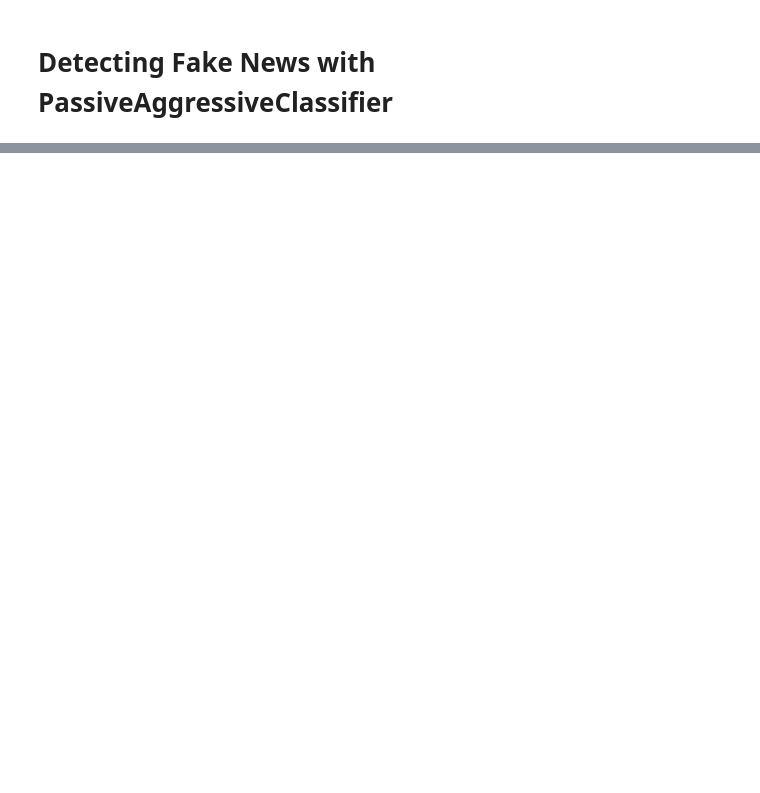
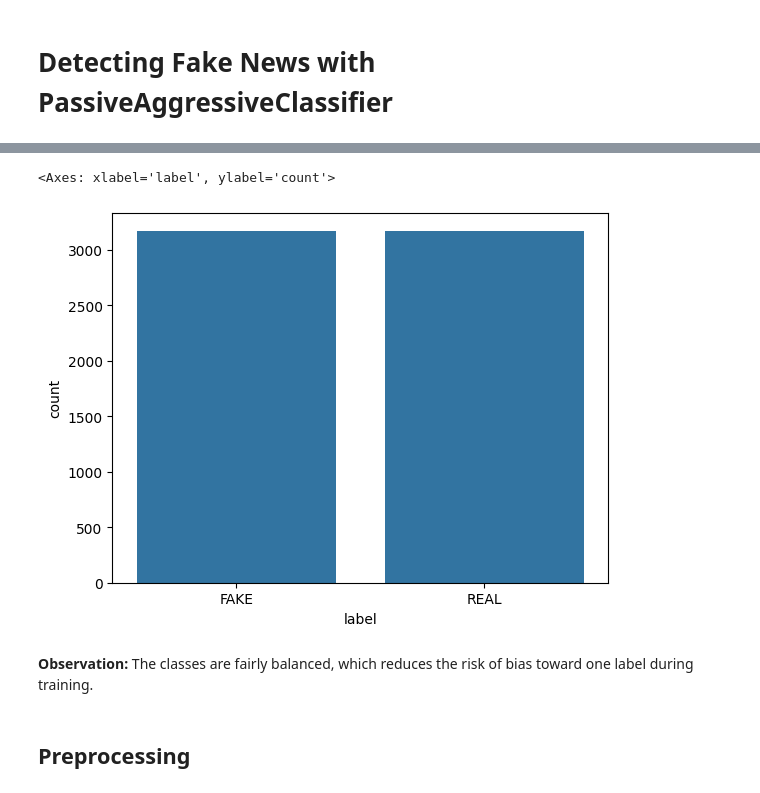
Before and after one commit to TasnimTamanna02/Detecting_Fake_News, a Jupyter notebook: Code.ipynb, the cells around one changed output, grey strips where cells are left out. Saved outputs shown, nothing was run; the diff lists cells and outputs as text; code cells hidden in the pictures; blank space fills up the shorter version.

```diff
--- a/Code.ipynb
+++ b/Code.ipynb
@@ -14,0 +30,3 @@ df.sample(5)
+# %%
+df = df.drop(['Unnamed: 0'], axis=1)
+df.head()
@@ -19,0 +73,10 @@ labels.head()
+# %%
+sns.countplot(x='label', data=df)
+# %% [output]
+<Axes: xlabel='label', ylabel='count'>
+[figure, added]
+# %% [markdown]
+**Observation:**
+The classes are fairly balanced, which reduces the risk of bias toward one label during training.
+# %% [markdown]
+## Preprocessing
```
Also changed, not shown: parts of 22 cells of this notebook.
